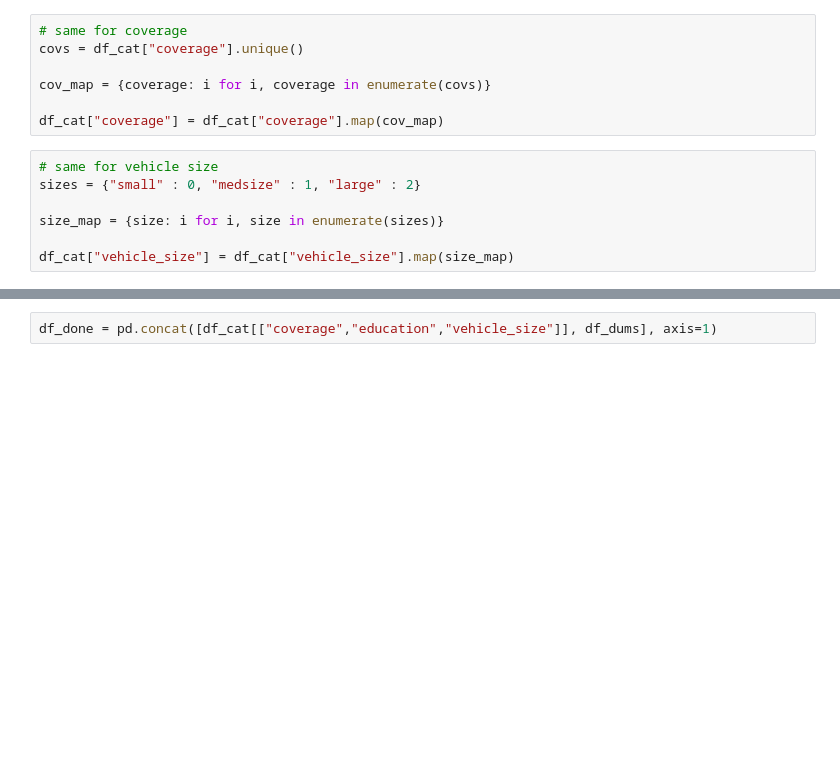
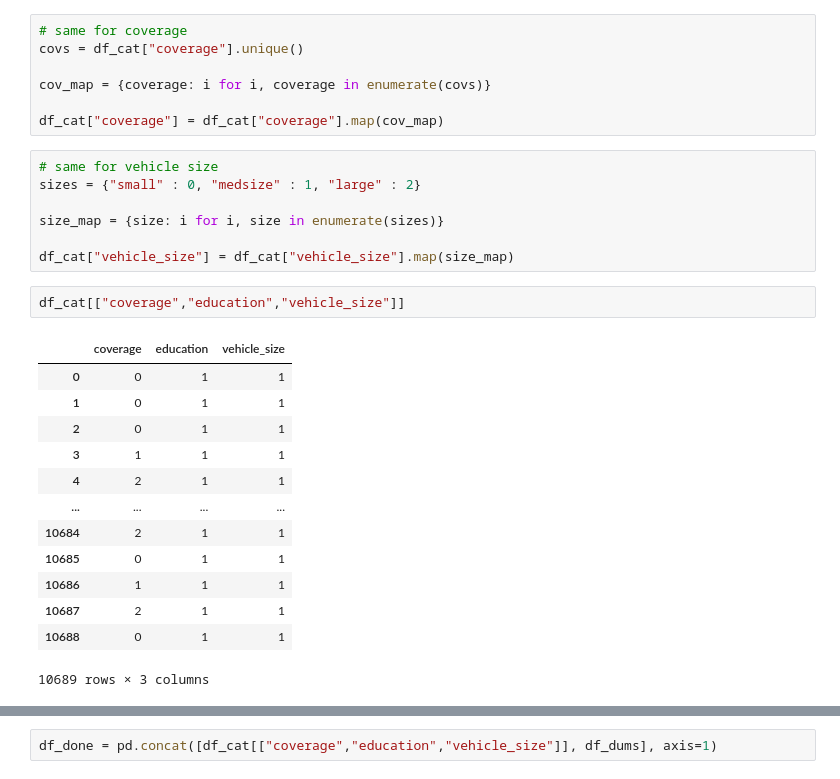
Before and after one commit to Phylanxy/Labs, a Jupyter notebook: week 4/Day 1/Lab_ML_day1.ipynb, the cells around one changed output, grey strips where cells are left out. Saved outputs shown, nothing was run; the diff lists cells and outputs as text; blank space fills up the shorter version.

```diff
--- a/week 4/Day 1/Lab_ML_day1.ipynb
+++ b/week 4/Day 1/Lab_ML_day1.ipynb
@@ -69,6 +69,22 @@ sizes = {"small" : 0, "medsize" : 1, "large" : 2}
 size_map = {size: i for i, size in enumerate(sizes)}
 
 df_cat["vehicle_size"] = df_cat["vehicle_size"].map(size_map)
+# %%
+df_cat[["coverage","education","vehicle_size"]]
+# %% [output]
+|  | coverage | education | vehicle_size |
+| 0 | 0 | 1 | 1 |
+| 1 | 0 | 1 | 1 |
+| 2 | 0 | 1 | 1 |
+| 3 | 1 | 1 | 1 |
+| 4 | 2 | 1 | 1 |
+| ... | ... | ... | ... |
+| 10684 | 2 | 1 | 1 |
+| 10685 | 0 | 1 | 1 |
+| 10686 | 1 | 1 | 1 |
+| 10687 | 2 | 1 | 1 |
+| 10688 | 0 | 1 | 1 |
+10689 rows × 3 columns
 # %%
 cols_to_dummify = df_cat.columns.drop(["coverage","education","vehicle_size"])
 
```
Also changed, not shown: parts of 7 cells of this notebook, 49 other files.
